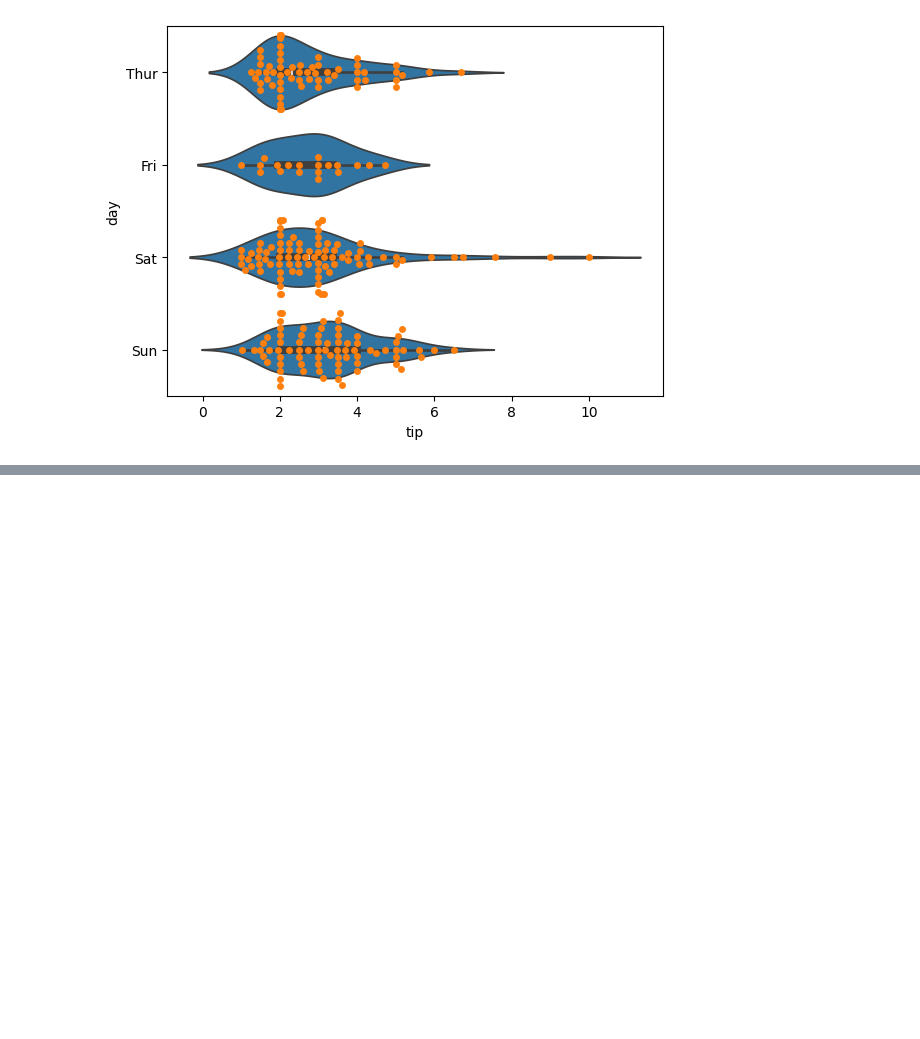
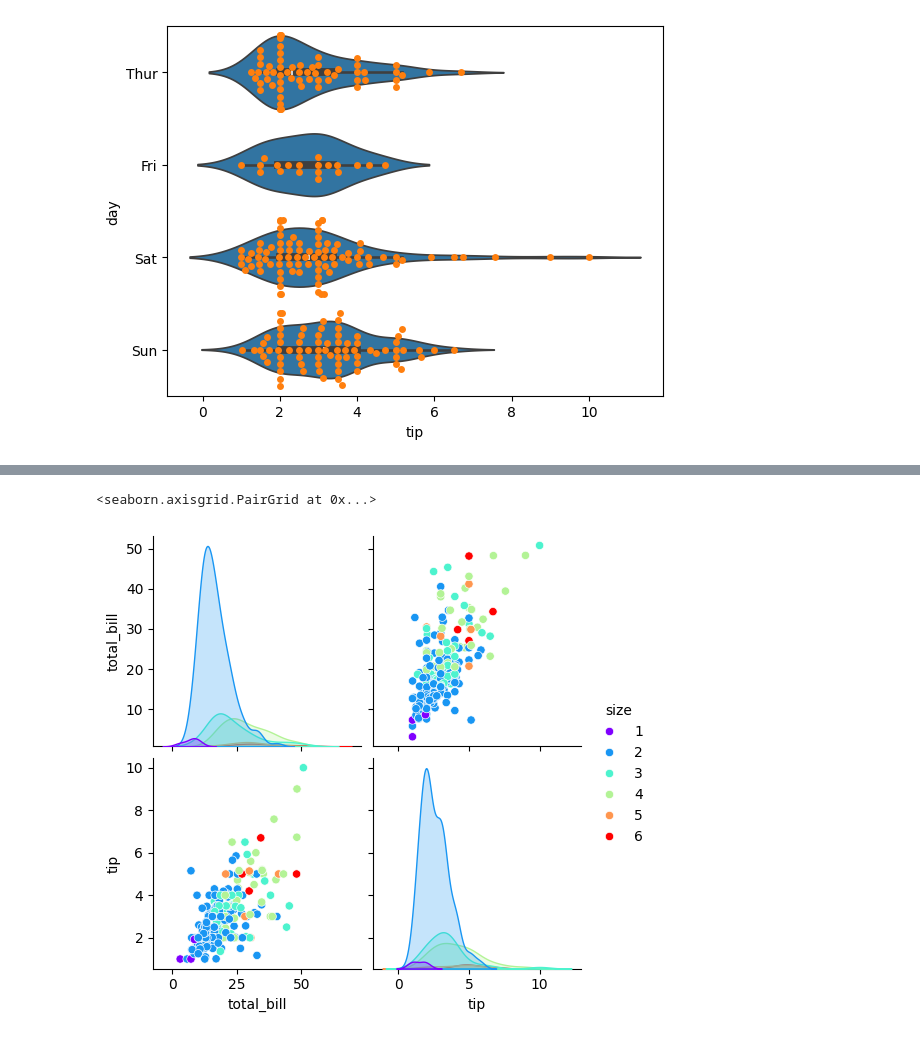
Before and after one commit to sujay-borse/Python, a Jupyter notebook: Data_Visualization.ipynb, the cells around one changed output, grey strips where cells are left out. Saved outputs shown, nothing was run; the diff lists cells and outputs as text; code cells hidden in the pictures; blank space fills up the shorter version.

```diff
--- a/Data_Visualization.ipynb
+++ b/Data_Visualization.ipynb
@@ -89,0 +130,5 @@ sns.swarmplot(x = 'tip', y = 'day', data = df)
+# %%
+sns.pairplot(df, hue = 'size', palette = 'rainbow')
+# %% [output]
+<seaborn.axisgrid.PairGrid at 0x...>
+[figure, added]
```
Also changed, not shown: parts of 60 cells of this notebook.
